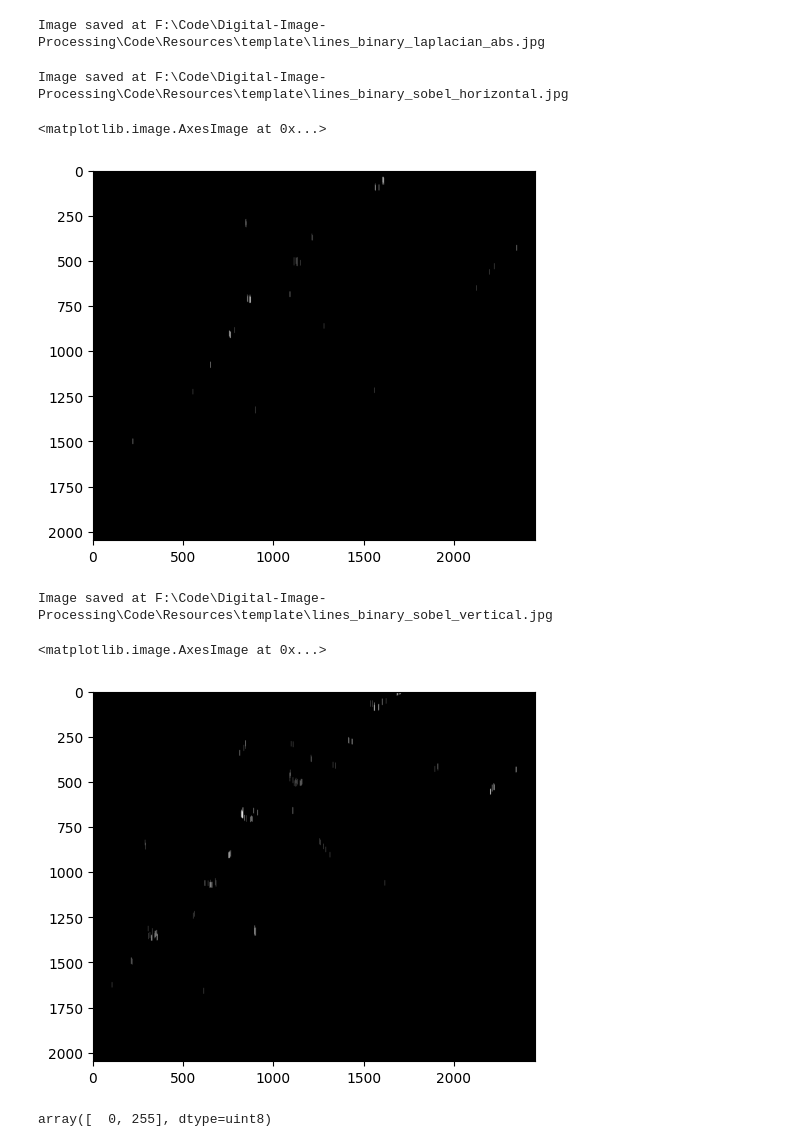
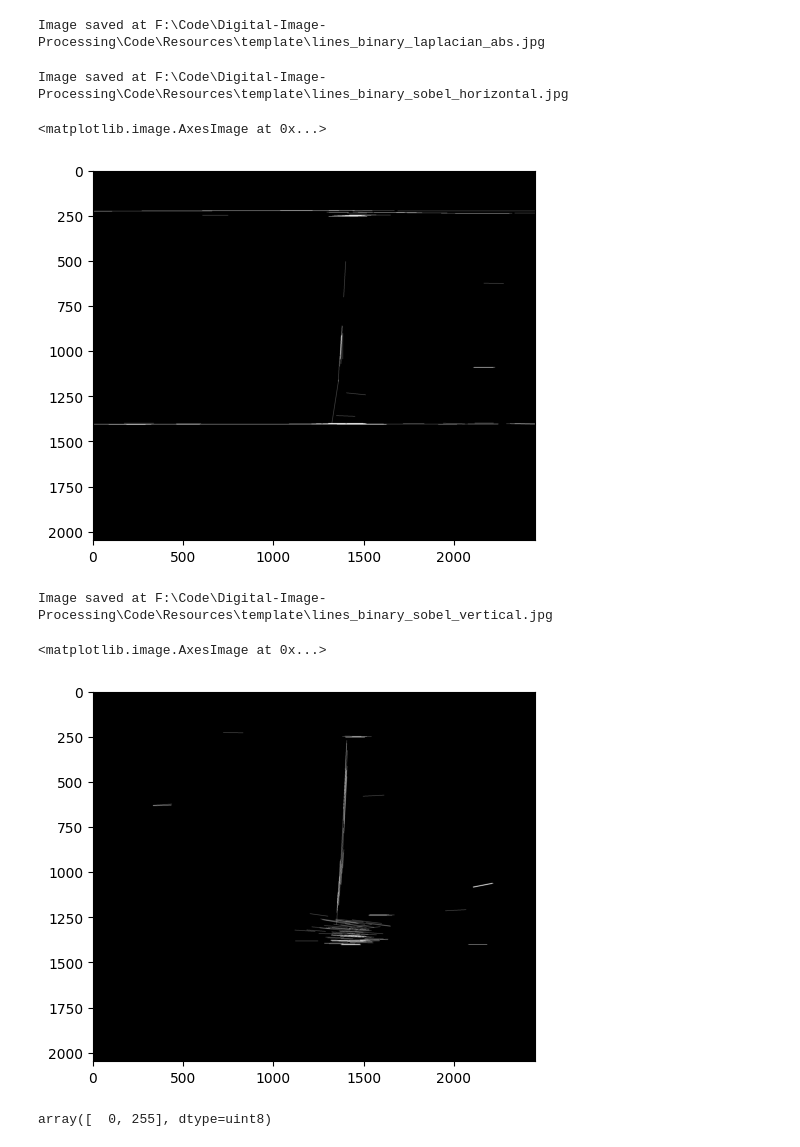
Before and after one commit to Echoslayer/Digtal-Image-Processing, a Jupyter notebook: Code/Notebooks/aoi.ipynb, the cells around one changed output. Drawn from its saved outputs; the diff is of its cells as text; code cells hidden in the pictures.

```diff
--- a/Code/Notebooks/aoi.ipynb
+++ b/Code/Notebooks/aoi.ipynb
@@ -121,7 +119,7 @@ image = origin
 center = (w / 2, h / 2)
 
 # 計算旋轉矩陣
-M = cv2.getRotationMatrix2D(center, 45, 1.0)
+M = cv2.getRotationMatrix2D(center, 22.5, 1.0)
 
 # 旋轉圖像
 rotated_image = cv2.warpAffine(image, M, (w, h), flags=cv2.INTER_CUBIC)
@@ -307,7 +243,7 @@ def image_binary(image, standard=2, print_image=True, print_threshold=False):
     mean = np.mean(image)
     std_dev = np.std(image)
 
-    threshold_value = min(mean+std_dev*standard, 255) if mean+std_dev*standard >0 else 0
+    threshold_value = min(mean+std_dev*standard, 255, 240) if mean+std_dev*standard >0 else 0
     threshold_value = int(threshold_value)
 
     # 根據門檻值進行二值化
@@ -505,20 +441,3 @@ save_plt_image(binary_laplacian_abs, save_params)
 # %% [output]
 Image saved at F:\Code\Digital-Image-Processing\Code\Resources\template\laplacian_abs.jpg
 Image saved at F:\Code\Digital-Image-Processing\Code\Resources\template\binary_laplacian_abs.jpg
-# %%
-def get_lines(image, kernel_length=30):
-    # 定義形態學操作的結構元素，這裡使用線形結構元素
-    kernel = cv2.getStructuringElement(cv2.MORPH_RECT, (1, kernel_length))
-
-    # 進行形態學操作以提取直線
-    lines_image = cv2.morphologyEx(image, cv2.MORPH_OPEN, kernel)
-
-    return lines_image
-
-# 使用範例
-lines_image = get_lines(binary_laplacian_abs)
-
-plt.figure(figsize=(10, 10))
-plt.imshow(lines_image, cmap='gray')
-plt.title('Extracted Lines')
-plt.axis('off')
@@ -527,0 +444,21 @@ plt.axis('off')
+# %%
+def get_lines_hough(image, threshold=50, min_line_length=100, max_line_gap=5):
+    # 使用 HoughLinesP 函數來檢測影像中的直線
+    lines = cv2.HoughLinesP(image, rho=1, theta=np.pi/180, threshold=threshold,
+                            minLineLength=min_line_length, maxLineGap=max_line_gap)
+
+    # 創建一個空白影像，用於繪製檢測到的直線
+    lines_image = np.zeros_like(image)
+
+    if lines is not None:
+        for line in lines:
+            for x1, y1, x2, y2 in line:
+                cv2.line(lines_image, (x1, y1), (x2, y2), 255, 1)
+
+    return lines_image
+
+lines_image = get_lines_hough(binary_laplacian_abs)
+plt.figure(figsize=(7, 7))
+plt.imshow(lines_image, cmap='gray')
+plt.title('binary_laplacian_abs Extracted Lines')
+plt.axis('off')
@@ -536,7 +476,7 @@ save_plt_image(lines_image, save_params)
 # %% [output]
 Image saved at F:\Code\Digital-Image-Processing\Code\Resources\template\lines_binary_laplacian_abs.jpg
 # %%
-lines_image = get_lines(binary_sobel_horizontal)
+lines_image = get_lines_hough(binary_sobel_horizontal)
 save_params = {
     'folder_path': folder_path,
     'name': 'lines_binary_sobel_horizontal.jpg',
@@ -548,21 +488,21 @@ plt.imshow(lines_image, cmap='gray')
 # %% [output]
 Image saved at F:\Code\Digital-Image-Processing\Code\Resources\template\lines_binary_sobel_horizontal.jpg
 <matplotlib.image.AxesImage at 0x...>
-[figure, old version]
+[figure, new version]
 # %%
-lines_image = get_lines(binary_sobel_vertical)
+lines_image = get_lines_hough(binary_sobel_vertical)
 save_params = {
     'folder_path': folder_path,
     'name': 'lines_binary_sobel_vertical.jpg',
     'cmap': 'gray',
     'bbox_inches': 'tight'
 }
 save_plt_image(lines_image, save_params)
 plt.imshow(lines_image, cmap='gray')
 # %% [output]
 Image saved at F:\Code\Digital-Image-Processing\Code\Resources\template\lines_binary_sobel_vertical.jpg
 <matplotlib.image.AxesImage at 0x...>
-[figure, old version]
+[figure, new version]
 # %%
 np.unique(lines_image)
 # %% [output]
```
Also changed, not shown: parts of 18 cells of this notebook, 3 other files.
